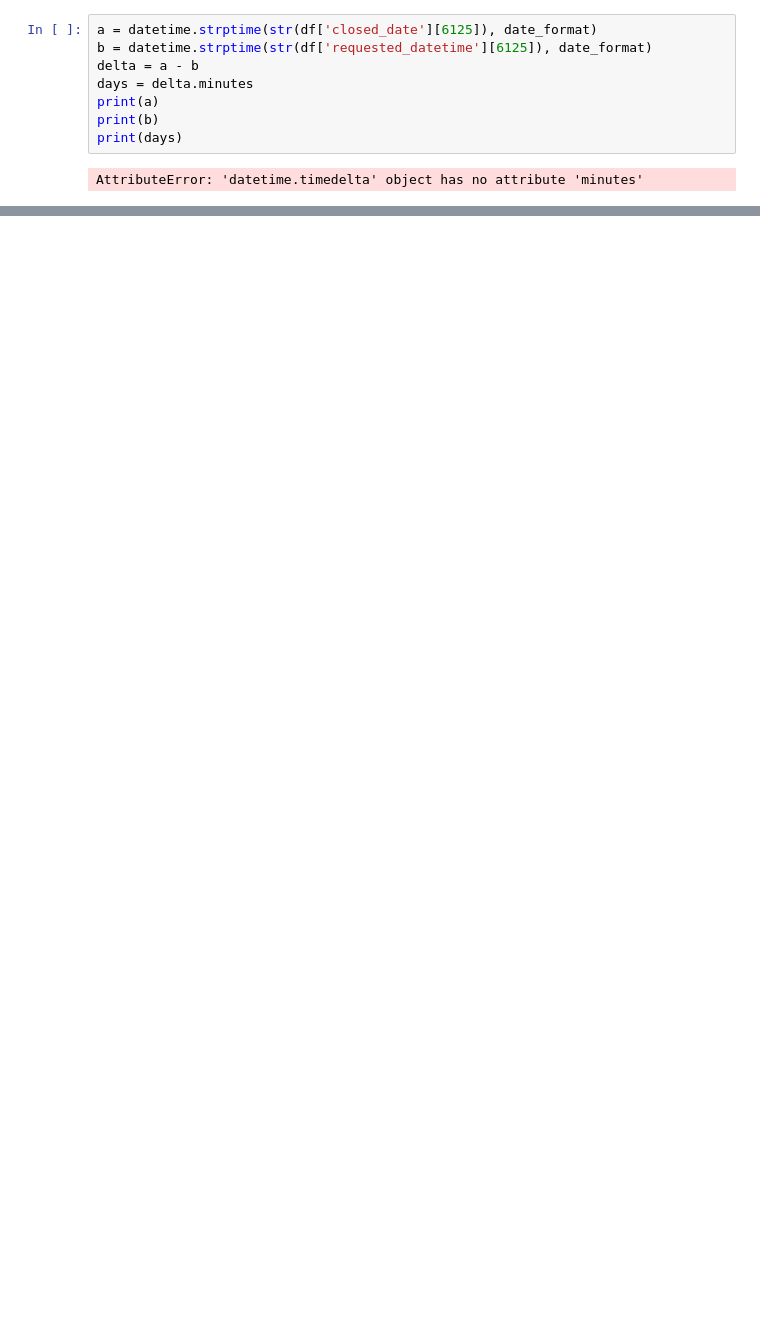
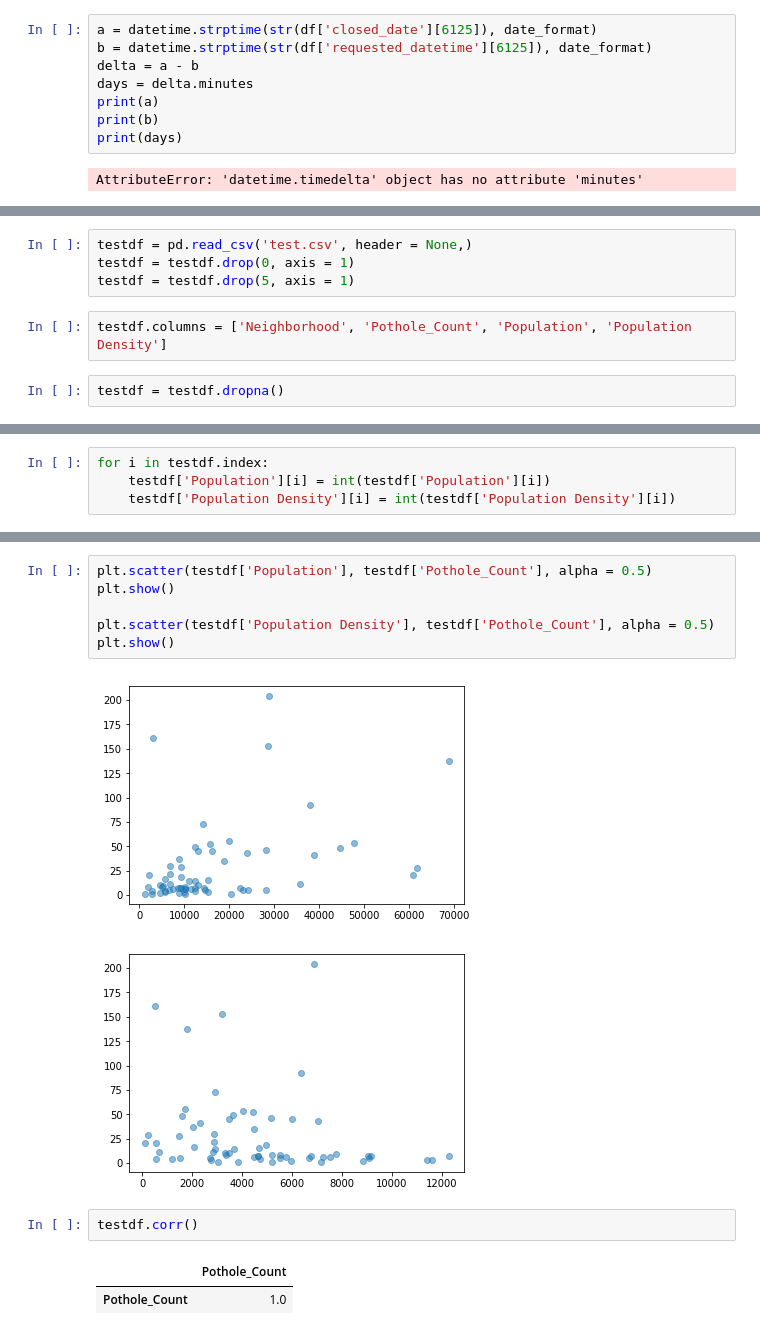
Before and after one commit to mac011/Pr_087, a Jupyter notebook: python_notebooks/Timmy.ipynb, the cells around one changed output, grey strips where cells are left out. Cells and saved outputs as stored; diff of their text form; blank space fills up the shorter version.

```diff
--- a/python_notebooks/Timmy.ipynb
+++ b/python_notebooks/Timmy.ipynb
@@ -109,0 +174,8 @@ AttributeError: 'datetime.timedelta' object has no attribute 'minutes'
+# %%
+testdf = pd.read_csv('test.csv', header = None,)
+testdf = testdf.drop(0, axis = 1)
+testdf = testdf.drop(5, axis = 1)
+# %%
+testdf.columns = ['Neighborhood', 'Pothole_Count', 'Population', 'Population Density']
+# %%
+testdf = testdf.dropna()
@@ -109,0 +190,4 @@ AttributeError: 'datetime.timedelta' object has no attribute 'minutes'
+# %%
+for i in testdf.index:
+    testdf['Population'][i] = int(testdf['Population'][i])
+    testdf['Population Density'][i] = int(testdf['Population Density'][i])
@@ -109,0 +203,14 @@ AttributeError: 'datetime.timedelta' object has no attribute 'minutes'
+# %%
+plt.scatter(testdf['Population'], testdf['Pothole_Count'], alpha = 0.5)
+plt.show()
+
+plt.scatter(testdf['Population Density'], testdf['Pothole_Count'], alpha = 0.5)
+plt.show()
+# %% [output]
+[figure, added]
+[figure, added]
+# %%
+testdf.corr()
+# %% [output]
+|  | Pothole_Count |
+| Pothole_Count | 1.0 |
```
Also changed, not shown: parts of 16 cells of this notebook, 5 other files.
